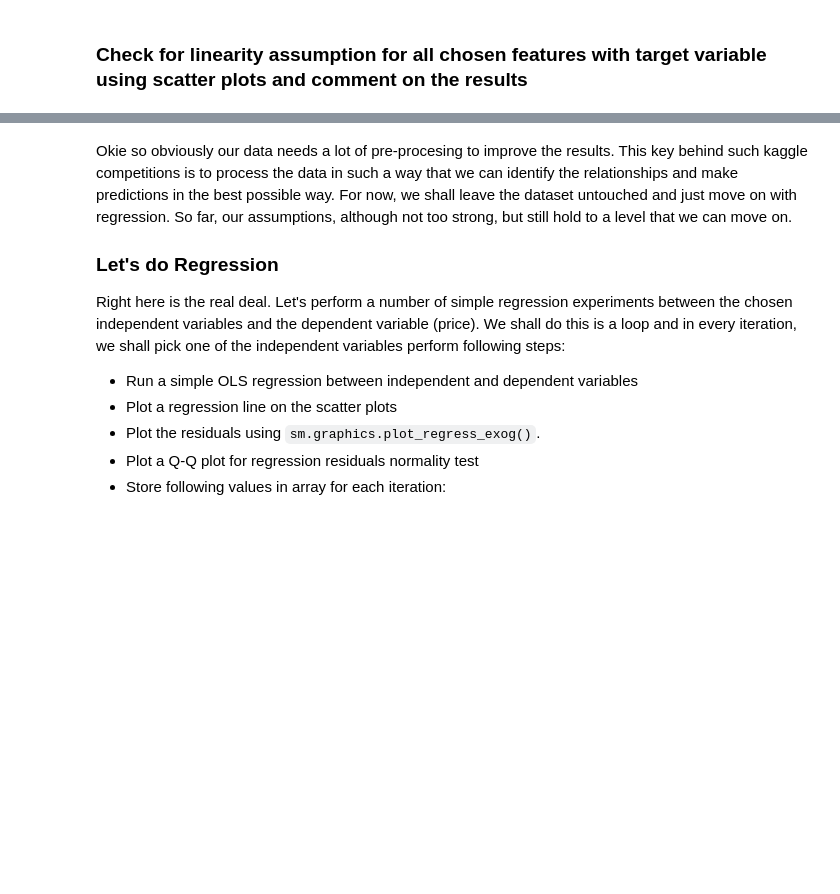
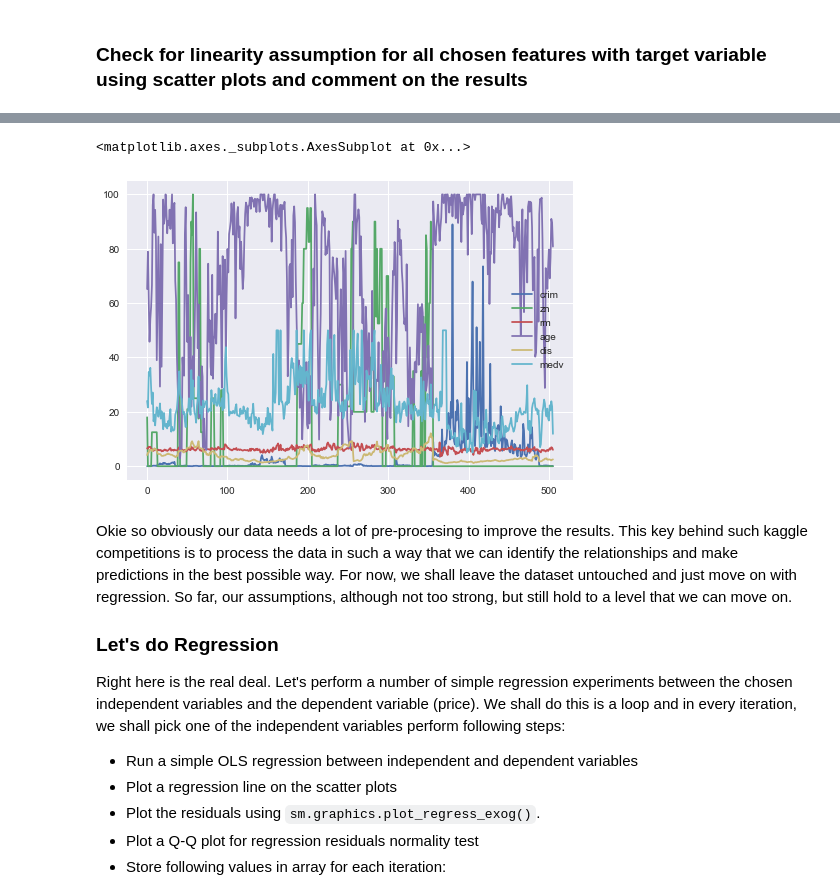
Before and after one commit to Patrickbfuller/dsc-01-10-16-regression-EOD-Lab, a Jupyter notebook: index.ipynb, the cells around one changed output, grey strips where cells are left out. Drawn from its saved outputs; the diff is of its cells as text; code cells hidden in the pictures; blank space fills up the shorter version.

```diff
--- a/index.ipynb
+++ b/index.ipynb
@@ -116,3 +125,8 @@ Based on this , we shall choose a selection of features which appear to be more
+# %%
+data.plot() #this is wrong but beautiful!
+# %% [output]
+<matplotlib.axes._subplots.AxesSubplot at 0x...>
+[figure, added]
 # %% [markdown]
 Okie so obviously our data needs a lot of pre-procesing to improve the results. This key behind such kaggle competitions is to process the data in such a way that we can identify the relationships and make predictions in the best possible way. For now, we shall leave the dataset untouched and just move on with regression. So far, our assumptions, although not too strong, but still hold to a level that we can move on.
 
```
Also changed, not shown: parts of 11 cells of this notebook.
